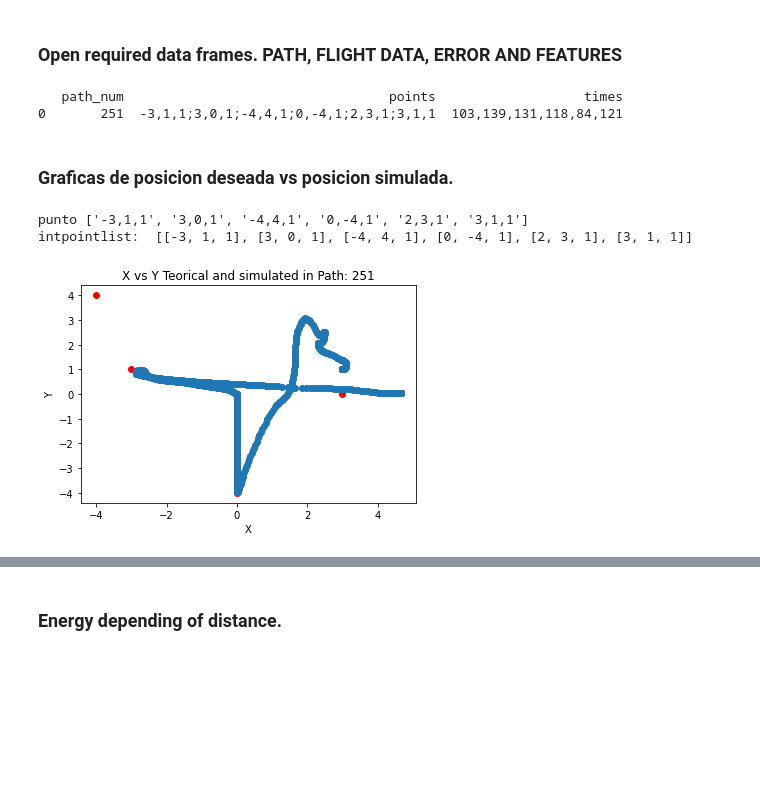
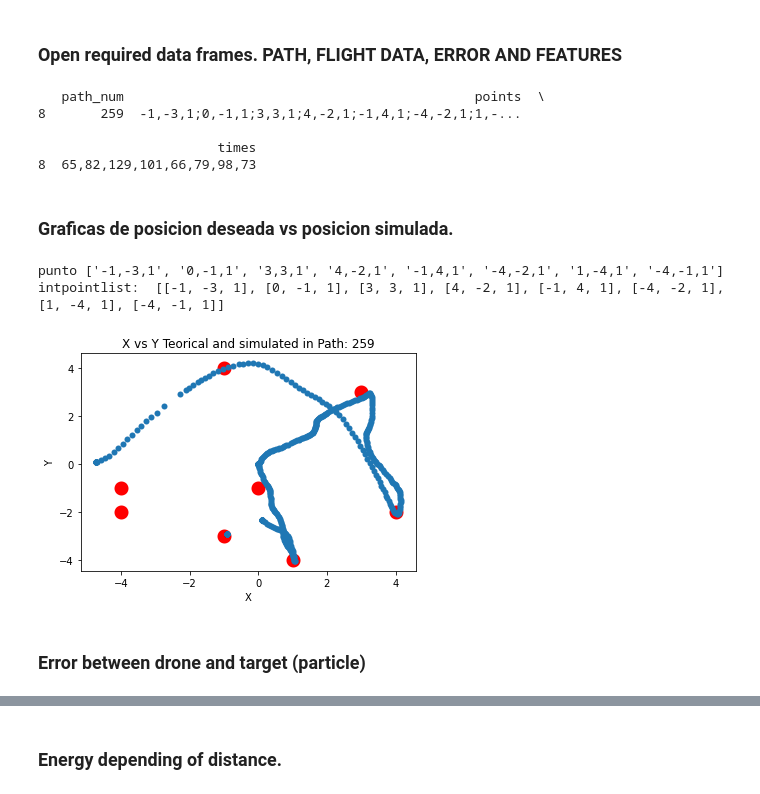
Before and after one commit to salogranada/drone_irrigation, a Jupyter notebook: src/scripts_ML/graphs.ipynb, the cells around one changed output, grey strips where cells are left out. Saved outputs shown, nothing was run; the diff lists cells and outputs as text; code cells hidden in the pictures; blank space fills up the shorter version.

Commit message:
final Scene, new features i.e dist error, energy in totals

```diff
--- a/src/scripts_ML/graphs.ipynb
+++ b/src/scripts_ML/graphs.ipynb
@@ -7,7 +7,7 @@ import pandas as pd
 ### Open required data frames. PATH, FLIGHT DATA, ERROR AND FEATURES
 # %%
 #Select which path you wanna visualize.
-path_num = 251
+path_num = 259
 
 energy_df = pd.read_csv('../data_base/paths_energy/features_pathv8_CA.csv', sep=",")
 fd_df = pd.read_csv('../data_base/flight_data/fd_pathv8_saloCA.txt', sep="|",low_memory=False)
@@ -27,32 +27,37 @@ elif current_fdPoint_info.empty:
 elif current_path_info.empty:
     print('Path está vacio')
 # %% [output]
-   path_num                                  points                   times
-0       251  -3,1,1;3,0,1;-4,4,1;0,-4,1;2,3,1;3,1,1  103,139,131,118,84,121
+   path_num                                             points  \
+8       259  -1,-3,1;0,-1,1;3,3,1;4,-2,1;-1,4,1;-4,-2,1;1,-...
+
+                       times
+8  65,82,129,101,66,79,98,73
 # %% [markdown]
 ### Graficas de posicion deseada vs posicion simulada.
 # %%
 intPoints_list = []
 #Extract points in path for graph
 points_list = str(current_path_info['points'].iloc[0]).split(';')
 print('punto',points_list)
 
 for i in points_list:
     intPoints = list(map(int,i.split(','))) #convert time strings to int
     intPoints_list.append(intPoints)
 
 #Graph extracted points
 print('intpointlist: ', intPoints_list)
 for loc in intPoints_list:
-    plt.scatter(loc[0], loc[1], color='red')
-plt.scatter(current_fdPoint_info['pos_x'], current_fdPoint_info['pos_y'])
+    plt.scatter(loc[0], loc[1], linewidths=8, color = 'red')
+plt.scatter(current_fdPoint_info['pos_x'], current_fdPoint_info['pos_y'],linewidths=0.01)
 plt.title('X vs Y Teorical and simulated in Path: ' + str(path_num))
 plt.xlabel('X')
 plt.ylabel('Y')
 #plt.xlim([-5, 5])
 #plt.ylim([-5, 5])
 plt.show()
 # %% [output]
-punto ['-3,1,1', '3,0,1', '-4,4,1', '0,-4,1', '2,3,1', '3,1,1']
-intpointlist:  [[-3, 1, 1], [3, 0, 1], [-4, 4, 1], [0, -4, 1], [2, 3, 1], [3, 1, 1]]
+punto ['-1,-3,1', '0,-1,1', '3,3,1', '4,-2,1', '-1,4,1', '-4,-2,1', '1,-4,1', '-4,-1,1']
+intpointlist:  [[-1, -3, 1], [0, -1, 1], [3, 3, 1], [4, -2, 1], [-1, 4, 1], [-4, -2, 1], [1, -4, 1], [-4, -1, 1]]
-[figure, old version]
+[figure, new version]
+# %% [markdown]
+### Error between drone and target (particle)
```
Also changed, not shown: parts of 7 cells of this notebook, 5 other files.
